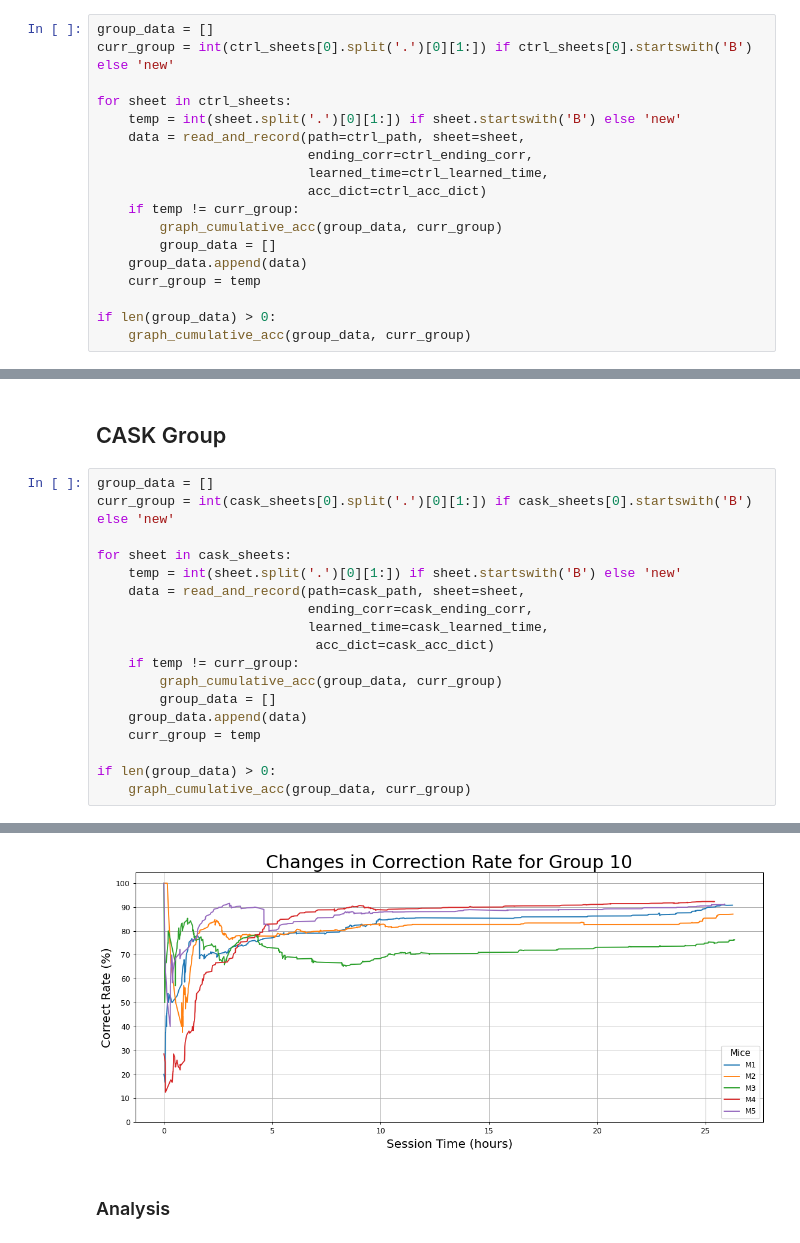
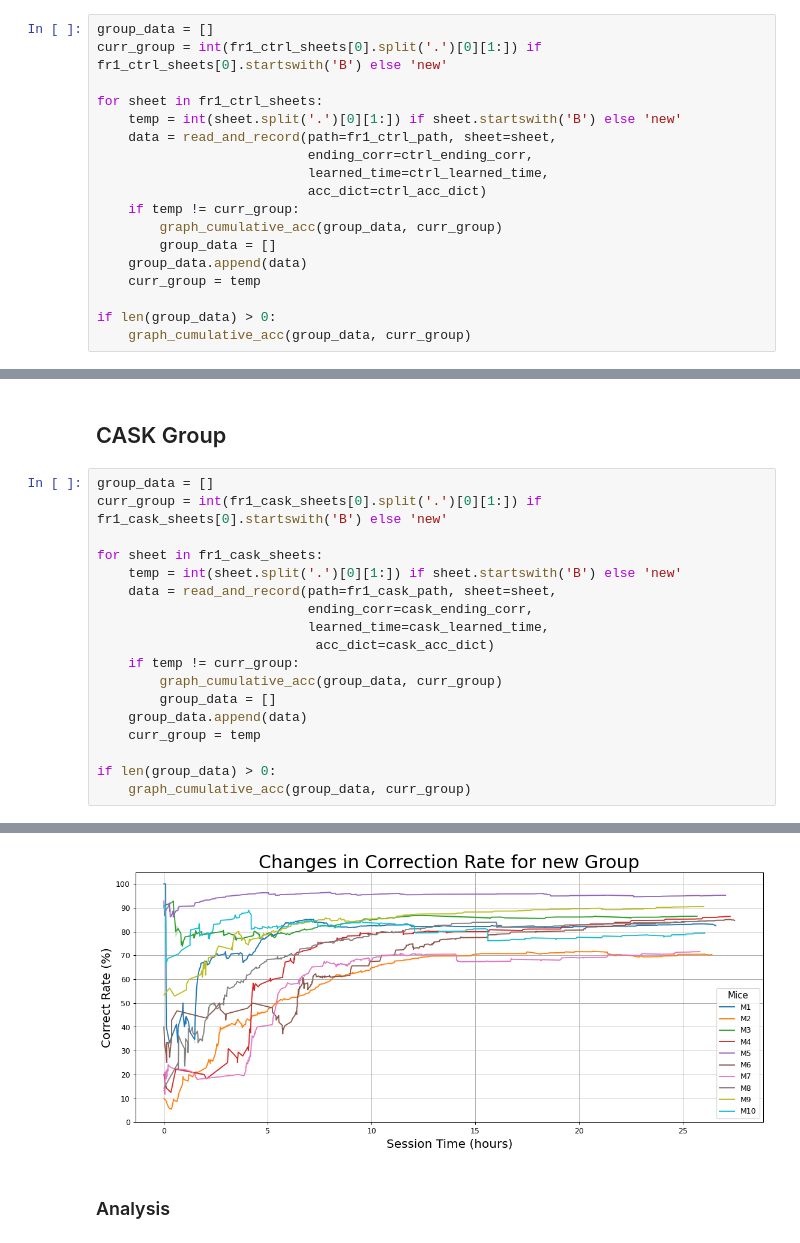
Before and after one commit to ftlabucsd/FEDUPP, a Jupyter notebook: CASK_analysis/CASK FR1 accuracy.ipynb, the cells around one changed output, grey strips where cells are left out. Cells and saved outputs as stored; diff of their text form.

```diff
--- a/CASK_analysis/CASK FR1 accuracy.ipynb
+++ b/CASK_analysis/CASK FR1 accuracy.ipynb
@@ -24,11 +18,11 @@ cask_acc_dict = {}
 ## Control Group
 # %%
 group_data = []
-curr_group = int(ctrl_sheets[0].split('.')[0][1:]) if ctrl_sheets[0].startswith('B') else 'new'
+curr_group = int(fr1_ctrl_sheets[0].split('.')[0][1:]) if fr1_ctrl_sheets[0].startswith('B') else 'new'
 
-for sheet in ctrl_sheets:
+for sheet in fr1_ctrl_sheets:
     temp = int(sheet.split('.')[0][1:]) if sheet.startswith('B') else 'new'
-    data = read_and_record(path=ctrl_path, sheet=sheet,
+    data = read_and_record(path=fr1_ctrl_path, sheet=sheet,
                            ending_corr=ctrl_ending_corr,
                            learned_time=ctrl_learned_time,
                            acc_dict=ctrl_acc_dict)
@@ -52,11 +46,11 @@ if len(group_data) > 0:
 ## CASK Group
 # %%
 group_data = []
-curr_group = int(cask_sheets[0].split('.')[0][1:]) if cask_sheets[0].startswith('B') else 'new'
+curr_group = int(fr1_cask_sheets[0].split('.')[0][1:]) if fr1_cask_sheets[0].startswith('B') else 'new'
 
-for sheet in cask_sheets:
+for sheet in fr1_cask_sheets:
     temp = int(sheet.split('.')[0][1:]) if sheet.startswith('B') else 'new'
-    data = read_and_record(path=cask_path, sheet=sheet,
+    data = read_and_record(path=fr1_cask_path, sheet=sheet,
                            ending_corr=cask_ending_corr,
                            learned_time=cask_learned_time,
                             acc_dict=cask_acc_dict)
@@ -77,5 +71,5 @@ if len(group_data) > 0:
 [figure]
-[figure, old version]
+[figure, new version]
 # %% [markdown]
 ### Analysis
 # %% [markdown]
```
Also changed, not shown: parts of 8 cells of this notebook, 31 other files.
